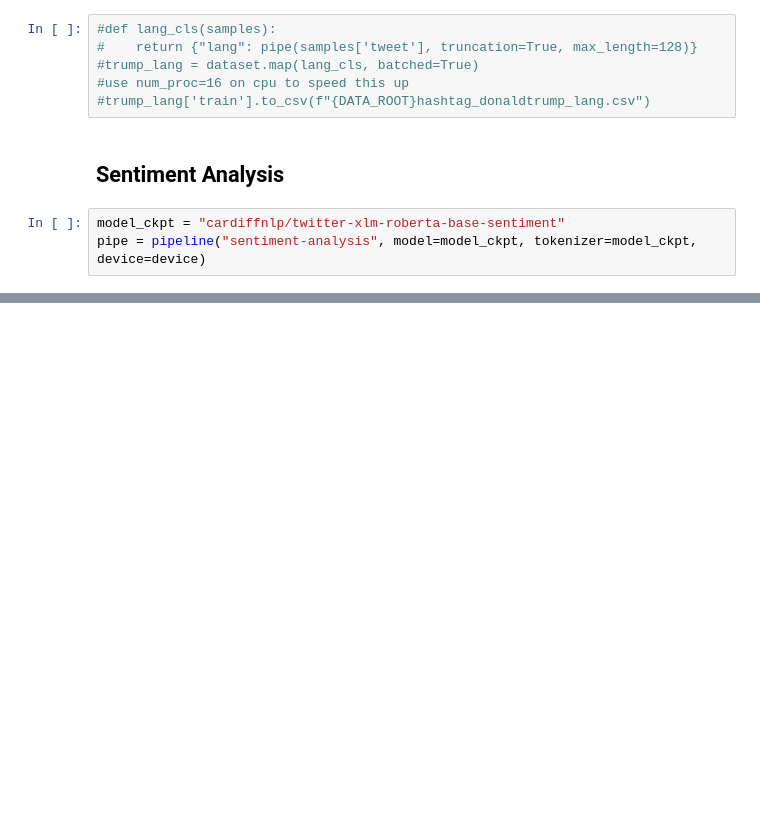
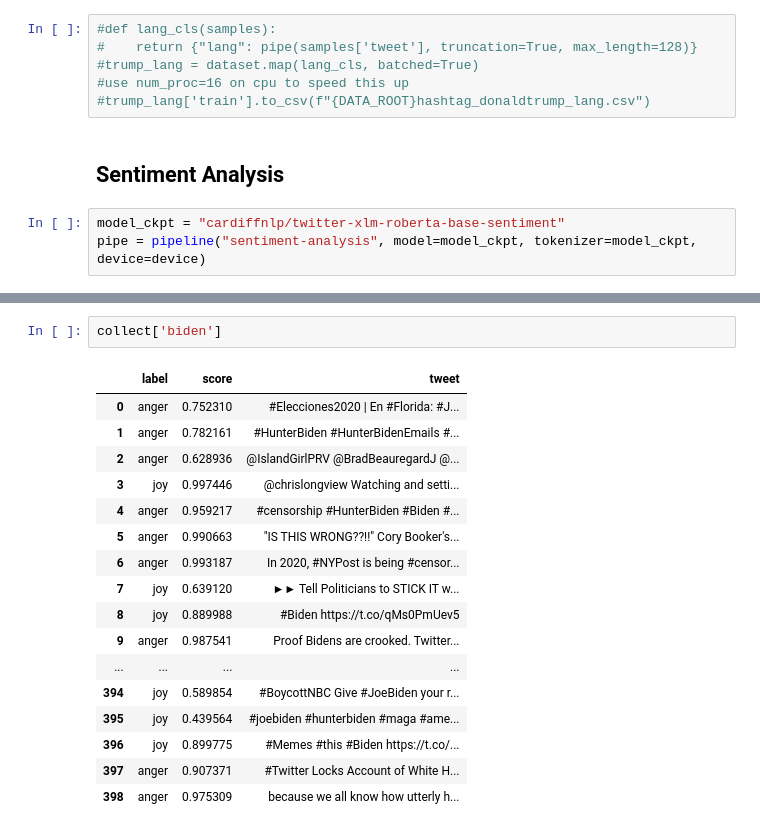
Before and after one commit to Moenupa/tweet-dynamics-us-election-2020, a Jupyter notebook: CSC440_Final_Project.ipynb, the cells around one changed output, grey strips where cells are left out. Drawn from its saved outputs; the diff is of its cells as text; blank space fills up the shorter version.

```diff
--- a/CSC440_Final_Project.ipynb
+++ b/CSC440_Final_Project.ipynb
@@ -156,0 +258,20 @@ KeyboardInterrupt:
+# %%
+collect['biden']
+# %% [output]
+|  | label | score | tweet |
+| 0 | anger | 0.752310 | #Elecciones2020 | En #Florida: #J... |
+| 1 | anger | 0.782161 | #HunterBiden #HunterBidenEmails #... |
+| 2 | anger | 0.628936 | @IslandGirlPRV @BradBeauregardJ @... |
+| 3 | joy | 0.997446 | @chrislongview Watching and setti... |
+| 4 | anger | 0.959217 | #censorship #HunterBiden #Biden #... |
+| 5 | anger | 0.990663 | "IS THIS WRONG??!!" Cory Booker's... |
+| 6 | anger | 0.993187 | In 2020, #NYPost is being #censor... |
+| 7 | joy | 0.639120 | ►► Tell Politicians to STICK IT w... |
+| 8 | joy | 0.889988 | #Biden https://t.co/qMs0PmUev5 |
+| 9 | anger | 0.987541 | Proof Bidens are crooked. Twitter... |
+| ... | ... | ... | ... |
+| 394 | joy | 0.589854 | #BoycottNBC Give #JoeBiden your r... |
+| 395 | joy | 0.439564 | #joebiden #hunterbiden #maga #ame... |
+| 396 | joy | 0.899775 | #Memes #this #Biden https://t.co/... |
+| 397 | anger | 0.907371 | #Twitter Locks Account of White H... |
+| 398 | anger | 0.975309 | because we all know how utterly h... |
```
Also changed, not shown: parts of 7 cells of this notebook.
